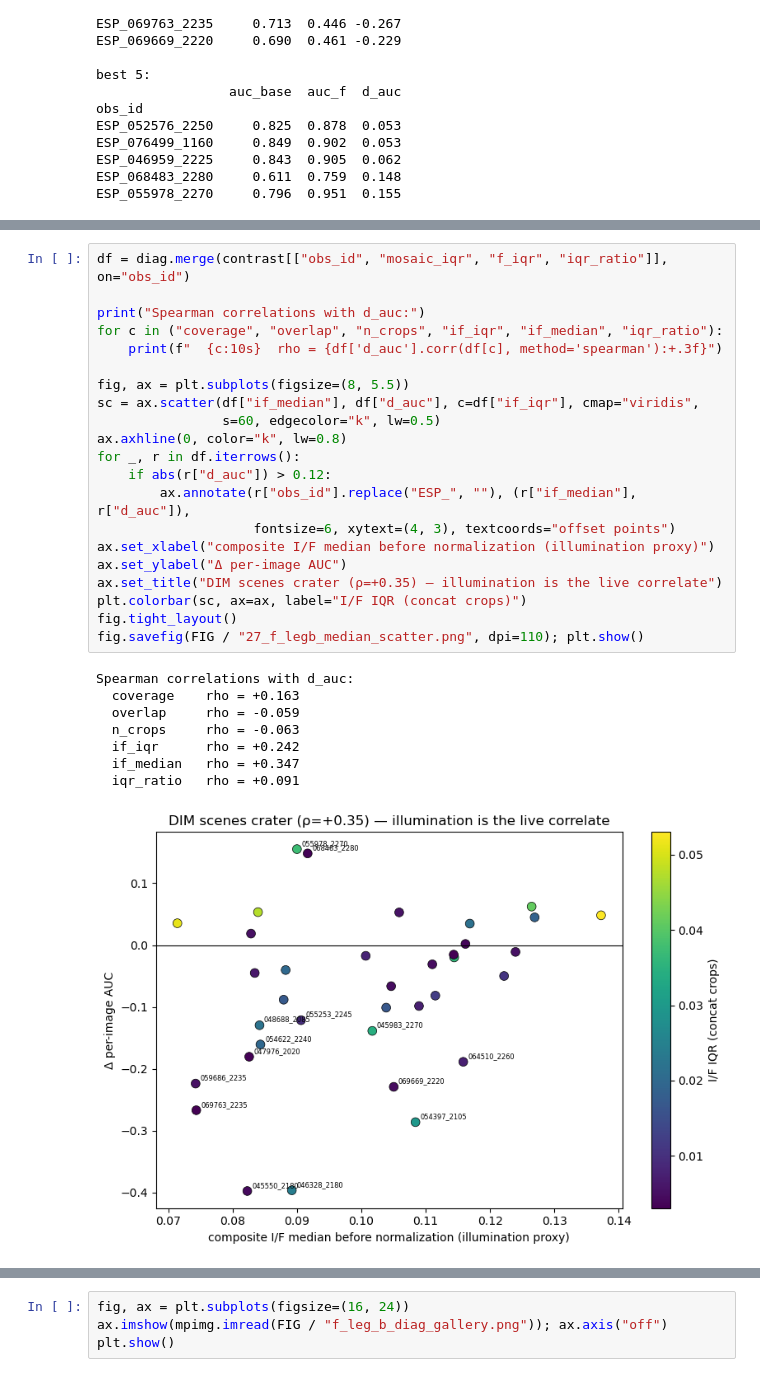
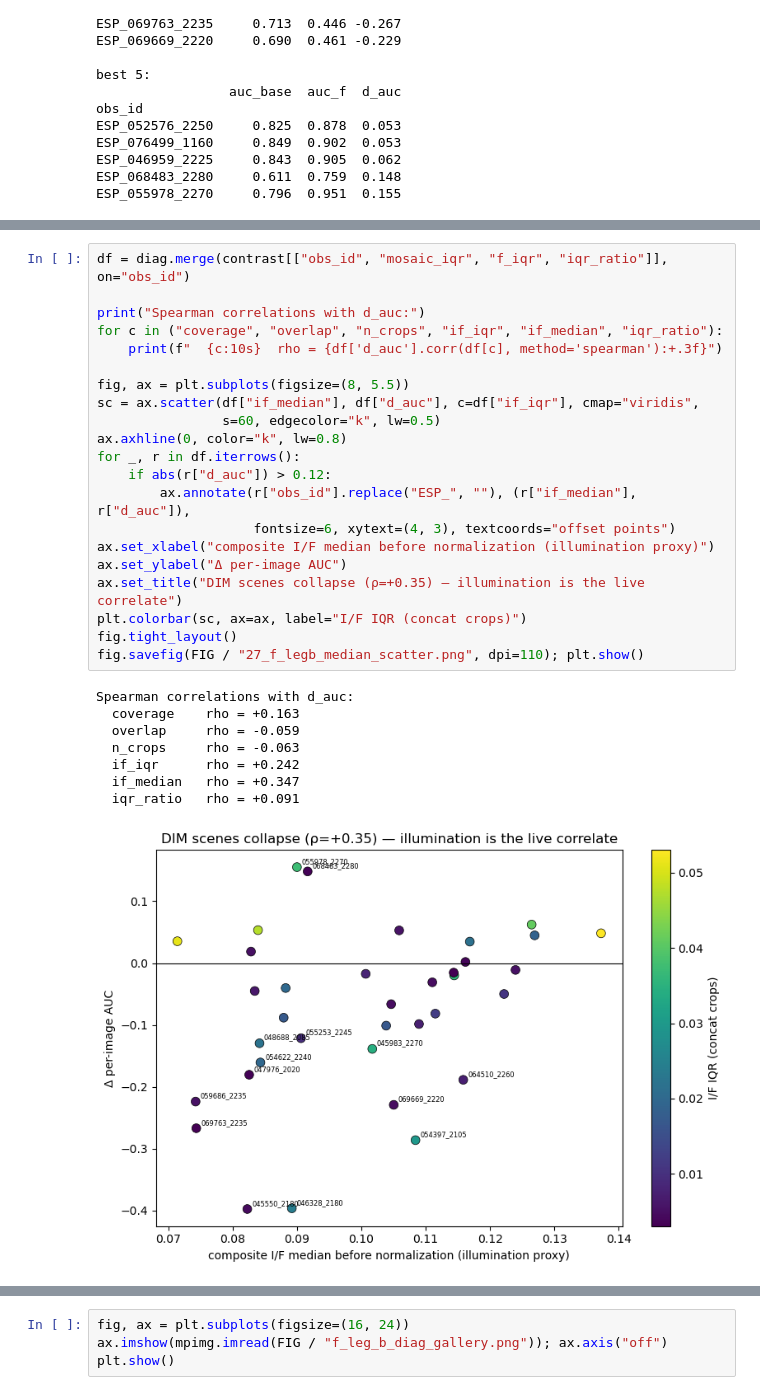
Before and after one commit to brianvamaro/hirise2ctx, a Jupyter notebook: notebooks/27_f_pilot_legb.ipynb, the cells around one changed output, grey strips where cells are left out. Drawn from its saved outputs; the diff is of its cells as text.

```diff
--- a/notebooks/27_f_pilot_legb.ipynb
+++ b/notebooks/27_f_pilot_legb.ipynb
@@ -143,33 +143,33 @@ dim-scene *texture* relative to the mosaic's rendering of the same ground.
 # %%
 df = diag.merge(contrast[["obs_id", "mosaic_iqr", "f_iqr", "iqr_ratio"]], on="obs_id")
 
 print("Spearman correlations with d_auc:")
 for c in ("coverage", "overlap", "n_crops", "if_iqr", "if_median", "iqr_ratio"):
     print(f"  {c:10s}  rho = {df['d_auc'].corr(df[c], method='spearman'):+.3f}")
 
 fig, ax = plt.subplots(figsize=(8, 5.5))
 sc = ax.scatter(df["if_median"], df["d_auc"], c=df["if_iqr"], cmap="viridis",
                 s=60, edgecolor="k", lw=0.5)
 ax.axhline(0, color="k", lw=0.8)
 for _, r in df.iterrows():
     if abs(r["d_auc"]) > 0.12:
         ax.annotate(r["obs_id"].replace("ESP_", ""), (r["if_median"], r["d_auc"]),
                     fontsize=6, xytext=(4, 3), textcoords="offset points")
 ax.set_xlabel("composite I/F median before normalization (illumination proxy)")
 ax.set_ylabel("Δ per-image AUC")
-ax.set_title("DIM scenes crater (ρ=+0.35) — illumination is the live correlate")
+ax.set_title("DIM scenes collapse (ρ=+0.35) — illumination is the live correlate")
 plt.colorbar(sc, ax=ax, label="I/F IQR (concat crops)")
 fig.tight_layout()
 fig.savefig(FIG / "27_f_legb_median_scatter.png", dpi=110); plt.show()
 # %% [output]
 Spearman correlations with d_auc:
   coverage    rho = +0.163
   overlap     rho = -0.059
   n_crops     rho = -0.063
   if_iqr      rho = +0.242
   if_median   rho = +0.347
   iqr_ratio   rho = +0.091
-[figure, old version]
+[figure, new version]
 # %% [markdown]
 ## §4 — What the embedder saw: mosaic vs F composite
 
```
Also changed, not shown: parts of 3 cells of this notebook, 10 other files.
